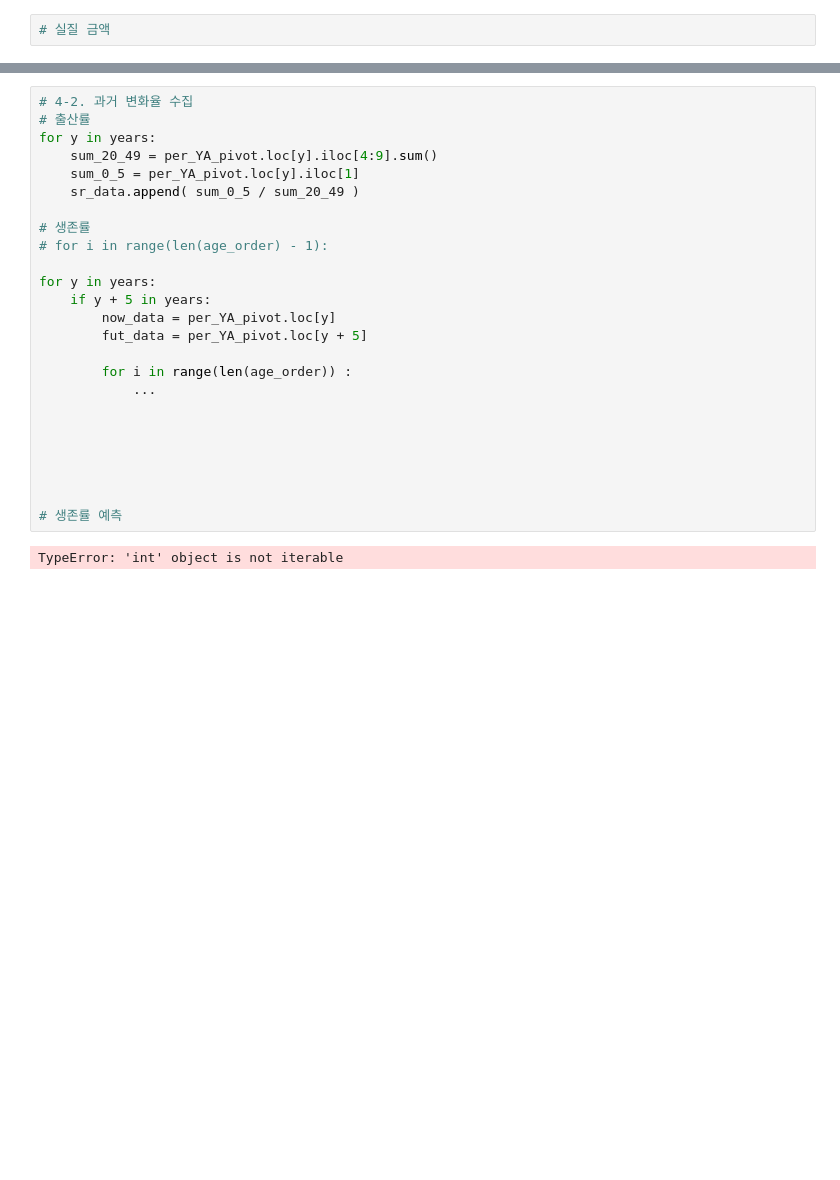
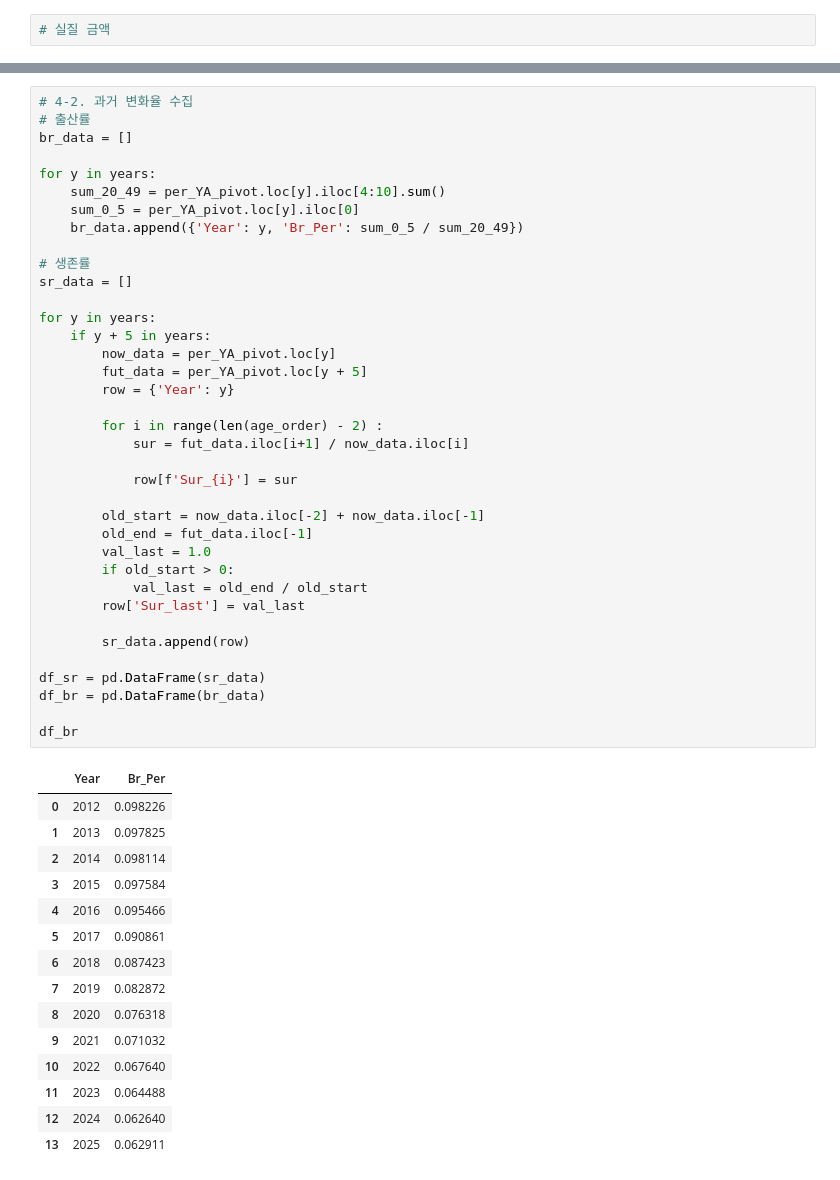
Before and after one commit to gigeon/bigData, a Jupyter notebook: bigDataPjt.ipynb, the cells around one changed output, grey strips where cells are left out. Cells and saved outputs as stored; diff of their text form; blank space fills up the shorter version.

```diff
--- a/bigDataPjt.ipynb
+++ b/bigDataPjt.ipynb
@@ -98,27 +93,53 @@ per_YA_pivot
 # %%
 # 4-2. 과거 변화율 수집
 # 출산률
+br_data = []
+
 for y in years:
-    sum_20_49 = per_YA_pivot.loc[y].iloc[4:9].sum()
-    sum_0_5 = per_YA_pivot.loc[y].iloc[1]
-    sr_data.append( sum_0_5 / sum_20_49 )
+    sum_20_49 = per_YA_pivot.loc[y].iloc[4:10].sum()
+    sum_0_5 = per_YA_pivot.loc[y].iloc[0]
+    br_data.append({'Year': y, 'Br_Per': sum_0_5 / sum_20_49})
 
 # 생존률
-# for i in range(len(age_order) - 1):
+sr_data = []
 
 for y in years:
     if y + 5 in years:
         now_data = per_YA_pivot.loc[y]
         fut_data = per_YA_pivot.loc[y + 5]
+        row = {'Year': y}
 
-        for i in range(len(age_order)) :
-            ...
+        for i in range(len(age_order) - 2) :
+            sur = fut_data.iloc[i+1] / now_data.iloc[i]
 
+            row[f'Sur_{i}'] = sur
 
+        old_start = now_data.iloc[-2] + now_data.iloc[-1]
+        old_end = fut_data.iloc[-1]
+        val_last = 1.0
+        if old_start > 0:
+            val_last = old_end / old_start
+        row['Sur_last'] = val_last
 
+        sr_data.append(row)
 
+df_sr = pd.DataFrame(sr_data)
+df_br = pd.DataFrame(br_data)
 
-
-# 생존률 예측
+df_br
 # %% [output]
-TypeError: 'int' object is not iterable
+|  | Year | Br_Per |
+| 0 | 2012 | 0.098226 |
+| 1 | 2013 | 0.097825 |
+| 2 | 2014 | 0.098114 |
+| 3 | 2015 | 0.097584 |
+| 4 | 2016 | 0.095466 |
+| 5 | 2017 | 0.090861 |
+| 6 | 2018 | 0.087423 |
+| 7 | 2019 | 0.082872 |
+| 8 | 2020 | 0.076318 |
+| 9 | 2021 | 0.071032 |
+| 10 | 2022 | 0.067640 |
+| 11 | 2023 | 0.064488 |
+| 12 | 2024 | 0.062640 |
+| 13 | 2025 | 0.062911 |
```
Also changed, not shown: parts of 6 cells of this notebook, 7 other files.
